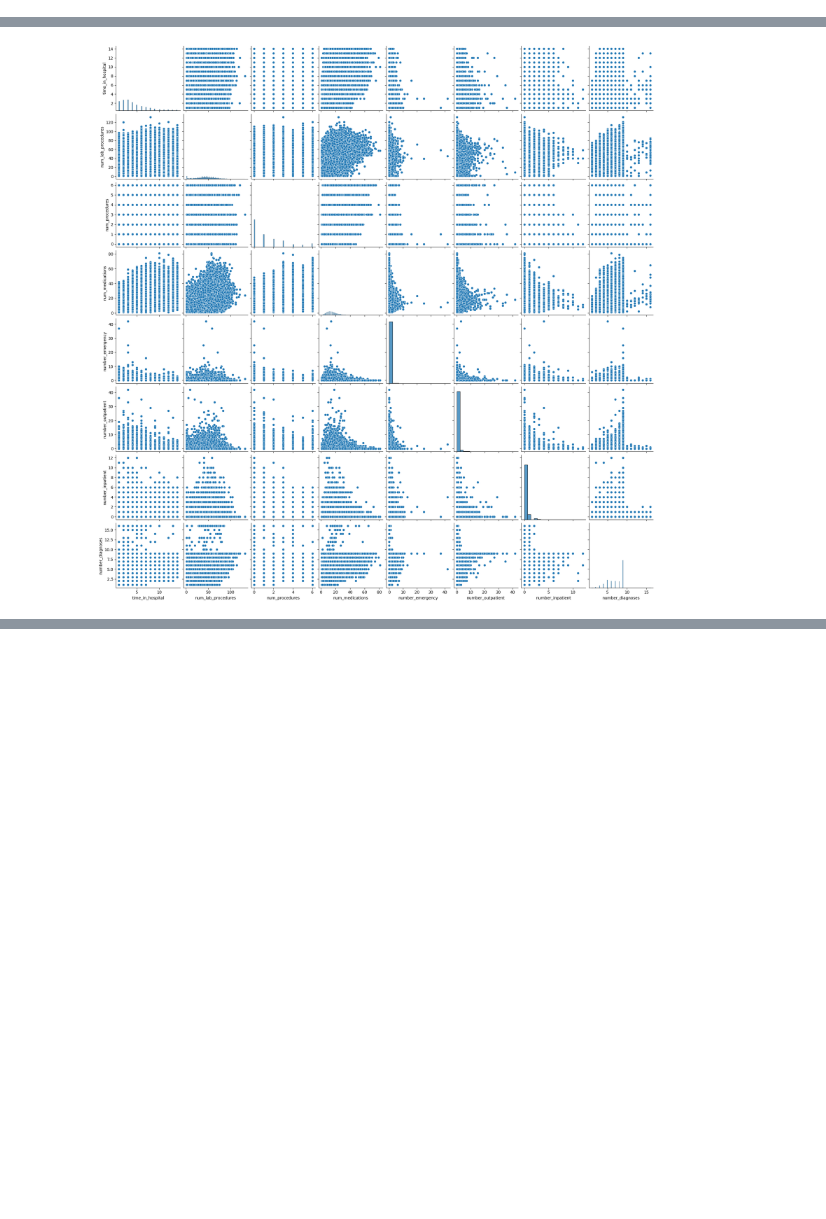
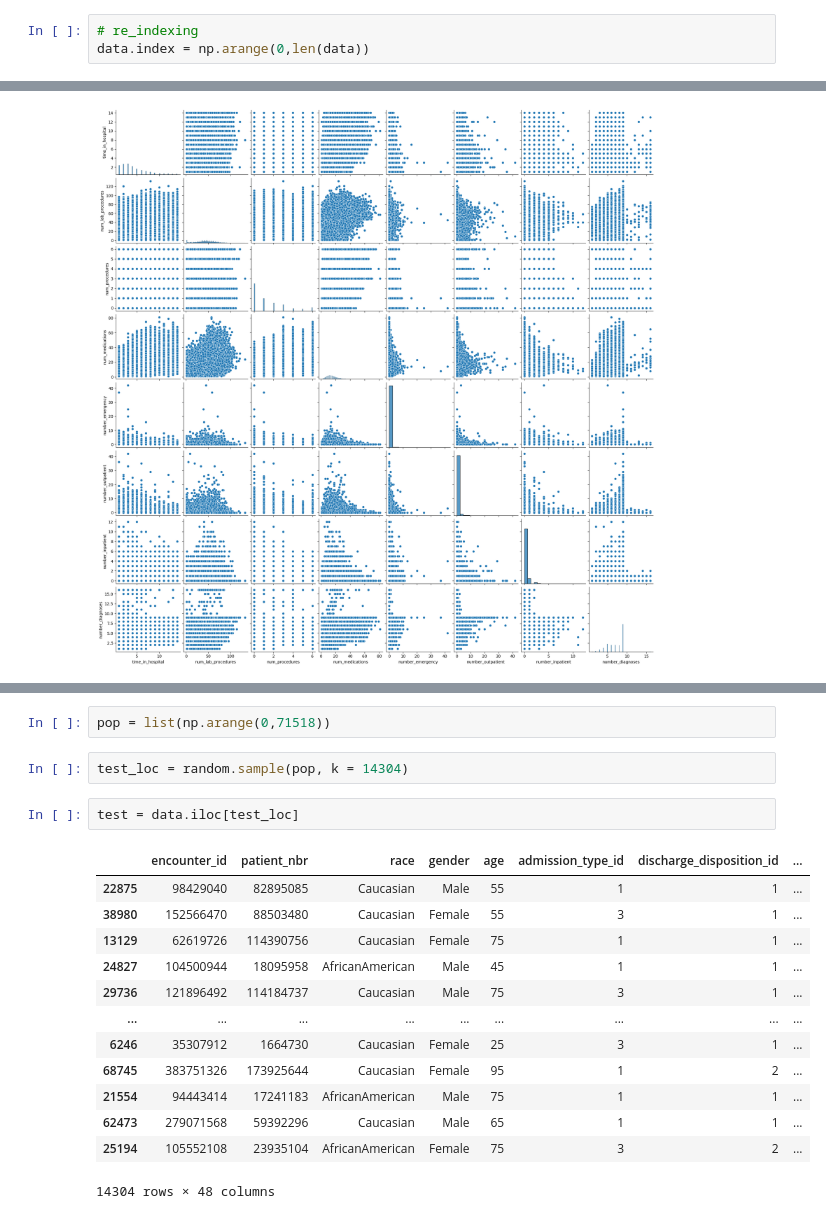
Before and after one commit to AnastasiaKWei/Saturn, a Jupyter notebook: EDA&Cleaning.ipynb, the cells around one changed output, grey strips where cells are left out. Drawn from its saved outputs; the diff is of its cells as text; blank space fills up the shorter version.

Commit message:
reindexed & create test and train data

```diff
--- a/EDA&Cleaning.ipynb
+++ b/EDA&Cleaning.ipynb
@@ -191,4 +191,7 @@ Hispanic            1570
 Other               1210
 Asian                509
 Name: race, dtype: int64
+# %%
+# re_indexing
+data.index = np.arange(0,len(data))
 # %%
@@ -206,0 +219,20 @@ sns.pairplot(data_plot)
+# %%
+pop = list(np.arange(0,71518))
+# %%
+test_loc = random.sample(pop, k = 14304)
+# %%
+test = data.iloc[test_loc]
+# %% [output]
+|  | encounter_id | patient_nbr | race | gender | age | admission_type_id | discharge_disposition_id | ... |
+| 22875 | 98429040 | 82895085 | Caucasian | Male | 55 | 1 | 1 | ... |
+| 38980 | 152566470 | 88503480 | Caucasian | Female | 55 | 3 | 1 | ... |
+| 13129 | 62619726 | 114390756 | Caucasian | Female | 75 | 1 | 1 | ... |
+| 24827 | 104500944 | 18095958 | AfricanAmerican | Male | 45 | 1 | 1 | ... |
+| 29736 | 121896492 | 114184737 | Caucasian | Male | 75 | 3 | 1 | ... |
+| ... | ... | ... | ... | ... | ... | ... | ... | ... |
+| 6246 | 35307912 | 1664730 | Caucasian | Female | 25 | 3 | 1 | ... |
+| 68745 | 383751326 | 173925644 | Caucasian | Female | 95 | 1 | 2 | ... |
+| 21554 | 94443414 | 17241183 | AfricanAmerican | Male | 75 | 1 | 1 | ... |
+| 62473 | 279071568 | 59392296 | Caucasian | Male | 65 | 1 | 1 | ... |
+| 25194 | 105552108 | 23935104 | AfricanAmerican | Female | 75 | 3 | 2 | ... |
+14304 rows × 48 columns
```
Also changed, not shown: parts of 5 cells of this notebook.
